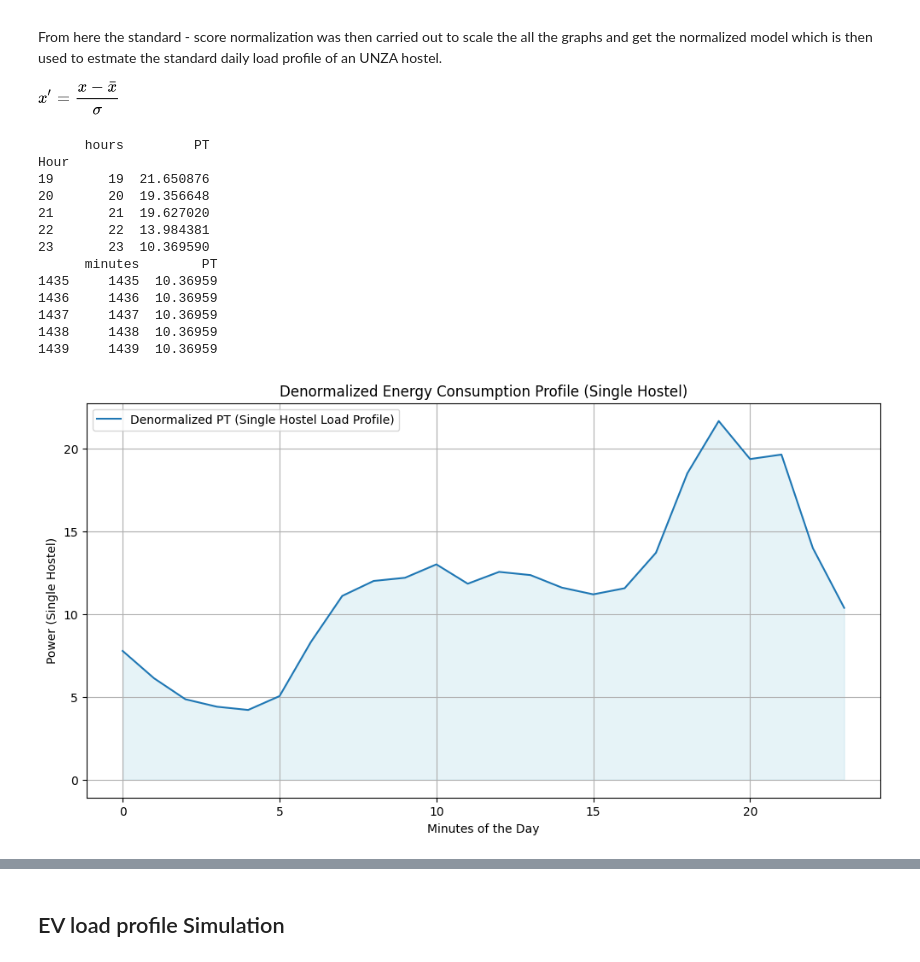
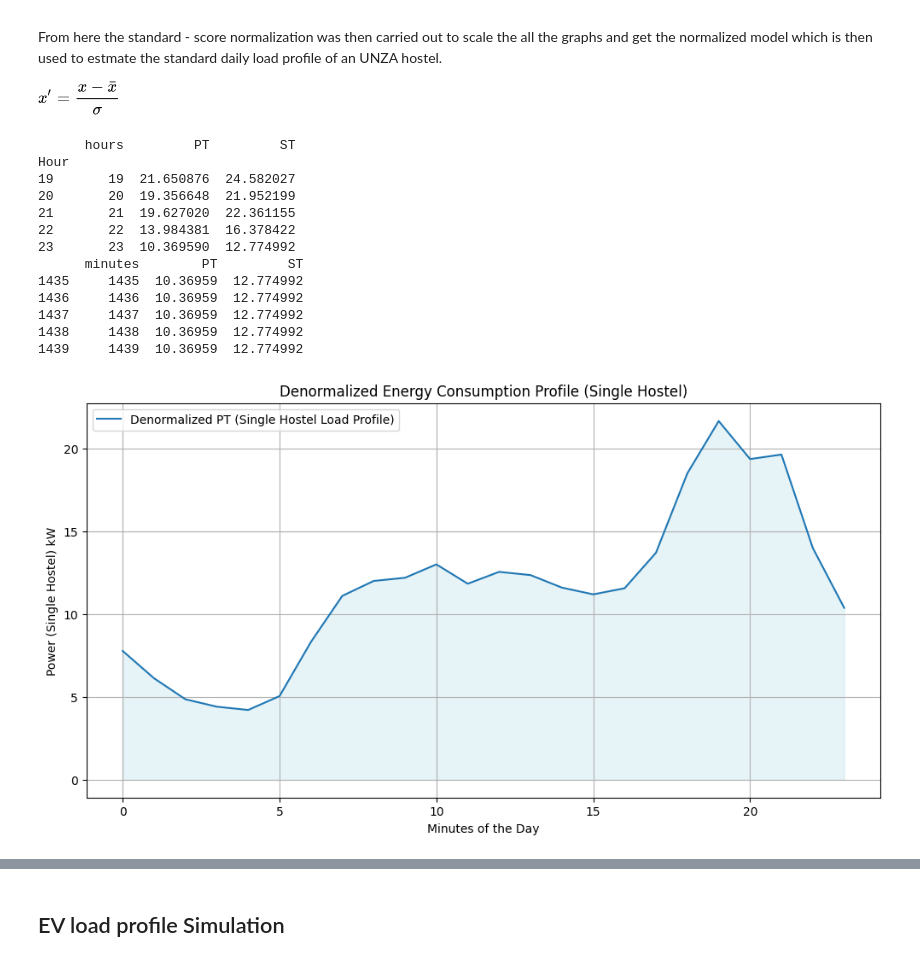
Before and after one commit to KanyantaM/final-year-project, a Jupyter notebook: Final_Year_Project_Code.ipynb, the cells around one changed output, grey strips where cells are left out. Drawn from its saved outputs; the diff is of its cells as text; code cells hidden in the pictures.

```diff
--- a/Final_Year_Project_Code.ipynb
+++ b/Final_Year_Project_Code.ipynb
@@ -141,9 +141,6 @@ From here the standard - score normalization was then carried out to scale the a
 
 ![image.png](embedded-picture-2)
 # %%
-import pandas as pd
-import matplotlib.pyplot as plt
-
 # Normalize the data for each file based on the number of hostels (apply only to numeric columns)
 df1_normalized_av = z_score_normalize(df1_av.select_dtypes(include=['float64', 'int64']).apply(lambda x: x / 4))  # File1 has 4 hostels
 df2_normalized_av = z_score_normalize(df2_av.select_dtypes(include=['float64', 'int64']).apply(lambda x: x / 2))  # File2 has 2 hostels
@@ -167,61 +164,59 @@ merged_df_normalized_av['Average_ST'] = (merged_df_normalized_av['File1', 'ST']
 # De-normalize the average to get back to the original scale
 # Use df1['PT'] as the reference scale for denormalization
 average_single_hostel_profile_PT = reverse_z_score_normalize(merged_df_normalized_av['Average_PT'], df1_av['PT'])
-average_single_hostel_profile_ST = reverse_z_score_nomralize(merged_df_normalized_av['Average_ST'], df1_av['ST'])
+average_single_hostel_profile_ST = reverse_z_score_normalize(merged_df_normalized_av['Average_ST'], df1_av['ST'])
 
 # Create a DataFrame for the hourly data
 average_load_profile_h_df_hourly = pd.DataFrame({
     'hours': range(24),
-    'PT': average_single_hostel_profile,
+    'PT': average_single_hostel_profile_PT,
+    'ST': average_single_hostel_profile_ST
 })
 
 print(average_load_profile_h_df_hourly.tail())
 
 # Create a DataFrame for the 1440 minutes
 minutes = range(1440)
 
 # Create a DataFrame for the minute steps
 average_load_profile_h_df = pd.DataFrame({
     'minutes': minutes
 })
 
 # Create a minute-level load profile from hourly data
 # Repeat each hour's data 60 times to fill the minute-level DataFrame
 average_load_profile_h_df['PT'] = average_load_profile_h_df_hourly['PT'].repeat(60).reset_index(drop=True)
-
-# Interpolate missing values if needed
-# Assuming there are no missing values in this case, but keep this line if needed in your logic
-# average_load_profile_h_df['PT'] = average_load_profile_h_df['PT'].interpolate(method='linear')
+average_load_profile_h_df['ST'] = average_load_profile_h_df_hourly['ST'].repeat(60).reset_index(drop=True)
 
 # Print the final DataFrame (the last few rows as a check)
 print(average_load_profile_h_df.tail())
 # Plot the final result
 plt.figure(figsize=(12, 6))
 
 plt.plot(average_load_profile_h_df_hourly['hours'], average_load_profile_h_df_hourly['PT'], label='Denormalized PT (Single Hostel Load Profile)')
 plt.fill_between(average_load_profile_h_df_hourly['hours'], average_load_profile_h_df_hourly['PT'], alpha=0.3, color='lightblue')
 
 plt.title('Denormalized Energy Consumption Profile (Single Hostel)')
 plt.xlabel('Minutes of the Day')
-plt.ylabel('Power (Single Hostel)')
+plt.ylabel('Power (Single Hostel) kW')
 plt.legend()
 plt.grid(True)
 plt.show()
 # %% [output]
-      hours         PT
+      hours         PT         ST
 Hour
-19       19  21.650876
-20       20  19.356648
-21       21  19.627020
-22       22  13.984381
-23       23  10.369590
-      minutes        PT
-1435     1435  10.36959
-1436     1436  10.36959
-1437     1437  10.36959
-1438     1438  10.36959
-1439     1439  10.36959
+19       19  21.650876  24.582027
+20       20  19.356648  21.952199
+21       21  19.627020  22.361155
+22       22  13.984381  16.378422
+23       23  10.369590  12.774992
+      minutes        PT         ST
+1435     1435  10.36959  12.774992
+1436     1436  10.36959  12.774992
+1437     1437  10.36959  12.774992
+1438     1438  10.36959  12.774992
+1439     1439  10.36959  12.774992
-[figure, old version]
+[figure, new version]
 # %% [markdown]
 This gave a clear representative load profile model of a single hostel as is shown below:
 ![image.png](embedded-picture-1)
```
Also changed, not shown: parts of 1 cell of this notebook.
